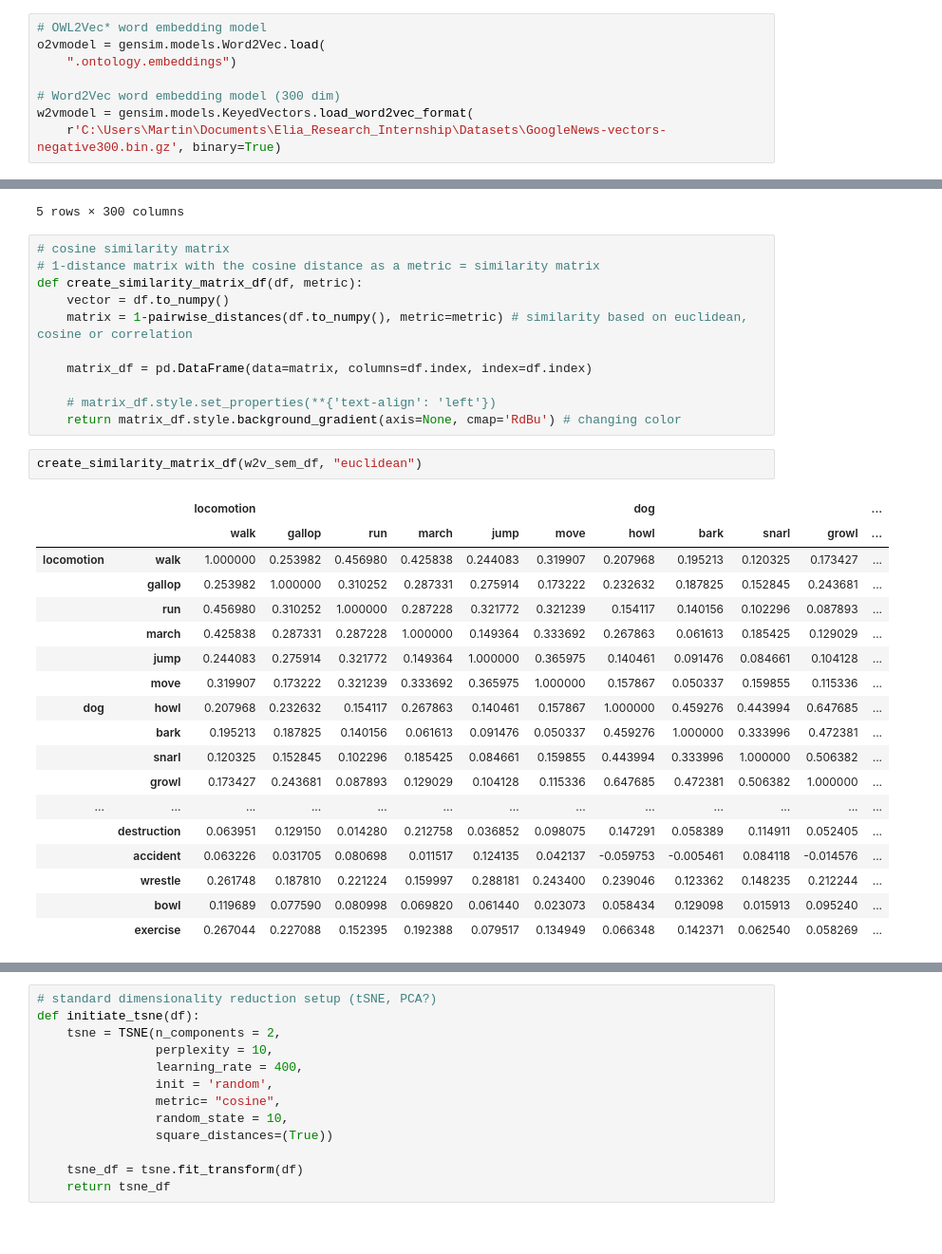
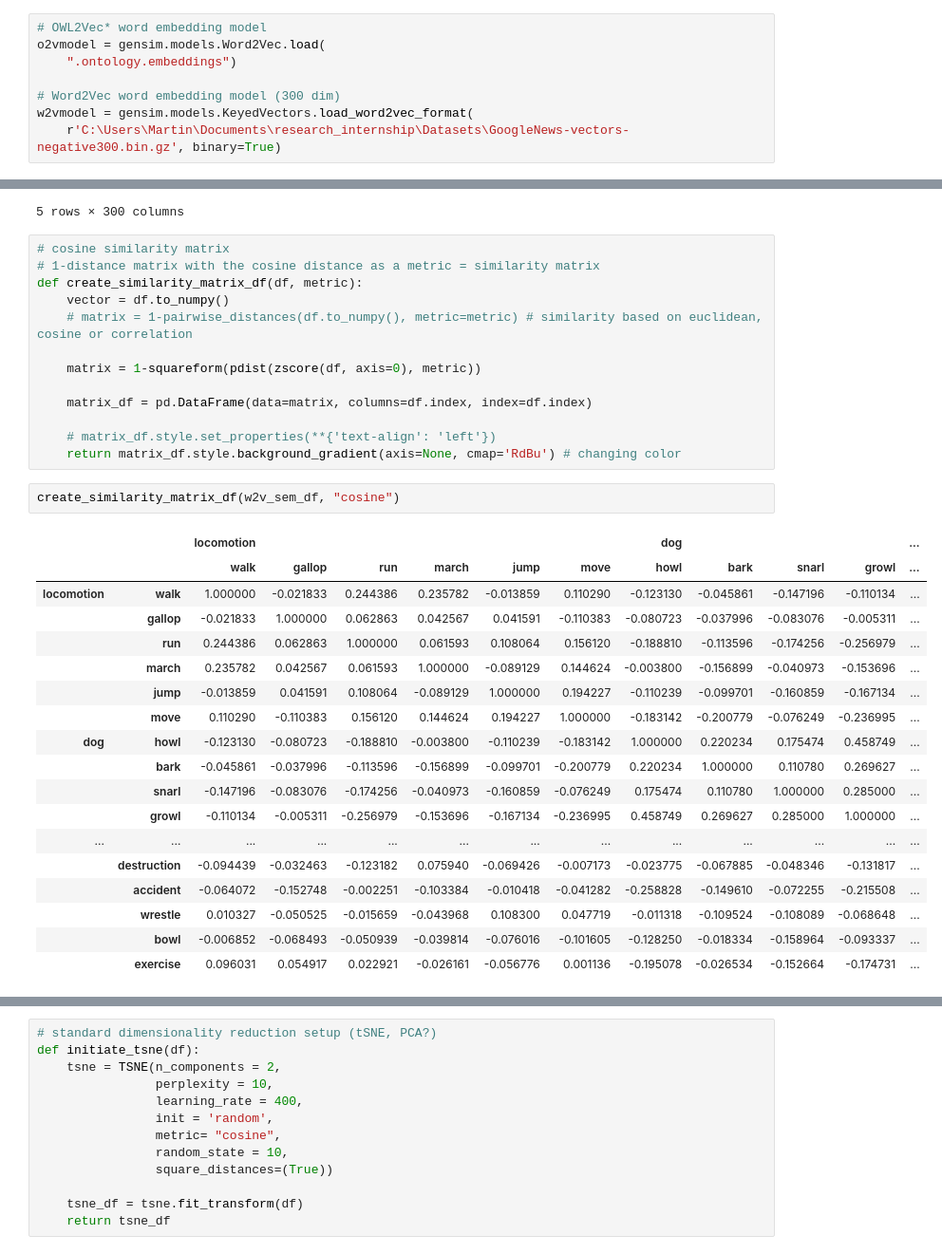
Before and after one commit to martinbremm/embedding-comparison, a Jupyter notebook: embedding_comparison.ipynb, the cells around one changed output, grey strips where cells are left out. Shown at 95% size. Drawn from its saved outputs; the diff is of its cells as text.

Commit message:
Scipy Implementation
- new matrix creation algorithm
- embeddings are now z-scored across their features

```diff
--- a/embedding_comparison.ipynb
+++ b/embedding_comparison.ipynb
@@ -30,7 +33,7 @@ o2vmodel = gensim.models.Word2Vec.load(
 
 # Word2Vec word embedding model (300 dim)
 w2vmodel = gensim.models.KeyedVectors.load_word2vec_format(
-    r'C:\Users\Martin\Documents\Elia_Research_Internship\Datasets\GoogleNews-vectors-negative300.bin.gz', binary=True)
+    r'C:\Users\Martin\Documents\research_internship\Datasets\GoogleNews-vectors-negative300.bin.gz', binary=True)
 # %%
 # function to create df of words and their embeddings for later plotting
 def create_df(model, dict):
@@ -85,31 +87,33 @@ w2v_sem_df.head(n=5)
 # 1-distance matrix with the cosine distance as a metric = similarity matrix
 def create_similarity_matrix_df(df, metric):
     vector = df.to_numpy()
-    matrix = 1-pairwise_distances(df.to_numpy(), metric=metric) # similarity based on euclidean, cosine or correlation
+    # matrix = 1-pairwise_distances(df.to_numpy(), metric=metric) # similarity based on euclidean, cosine or correlation
+
+    matrix = 1-squareform(pdist(zscore(df, axis=0), metric))
 
     matrix_df = pd.DataFrame(data=matrix, columns=df.index, index=df.index)
 
     # matrix_df.style.set_properties(**{'text-align': 'left'})
     return matrix_df.style.background_gradient(axis=None, cmap='RdBu') # changing color
 # %%
-create_similarity_matrix_df(w2v_sem_df, "euclidean")
+create_similarity_matrix_df(w2v_sem_df, "cosine")
 # %% [output]
 |  |  | locomotion |  |  |  |  |  | dog |  |  |  | ... |
 |  |  | walk | gallop | run | march | jump | move | howl | bark | snarl | growl | ... |
-| locomotion | walk | 1.000000 | 0.253982 | 0.456980 | 0.425838 | 0.244083 | 0.319907 | 0.207968 | 0.195213 | 0.120325 | 0.173427 | ... |
-|  | gallop | 0.253982 | 1.000000 | 0.310252 | 0.287331 | 0.275914 | 0.173222 | 0.232632 | 0.187825 | 0.152845 | 0.243681 | ... |
-|  | run | 0.456980 | 0.310252 | 1.000000 | 0.287228 | 0.321772 | 0.321239 | 0.154117 | 0.140156 | 0.102296 | 0.087893 | ... |
-|  | march | 0.425838 | 0.287331 | 0.287228 | 1.000000 | 0.149364 | 0.333692 | 0.267863 | 0.061613 | 0.185425 | 0.129029 | ... |
-|  | jump | 0.244083 | 0.275914 | 0.321772 | 0.149364 | 1.000000 | 0.365975 | 0.140461 | 0.091476 | 0.084661 | 0.104128 | ... |
-|  | move | 0.319907 | 0.173222 | 0.321239 | 0.333692 | 0.365975 | 1.000000 | 0.157867 | 0.050337 | 0.159855 | 0.115336 | ... |
-| dog | howl | 0.207968 | 0.232632 | 0.154117 | 0.267863 | 0.140461 | 0.157867 | 1.000000 | 0.459276 | 0.443994 | 0.647685 | ... |
-|  | bark | 0.195213 | 0.187825 | 0.140156 | 0.061613 | 0.091476 | 0.050337 | 0.459276 | 1.000000 | 0.333996 | 0.472381 | ... |
-|  | snarl | 0.120325 | 0.152845 | 0.102296 | 0.185425 | 0.084661 | 0.159855 | 0.443994 | 0.333996 | 1.000000 | 0.506382 | ... |
-|  | growl | 0.173427 | 0.243681 | 0.087893 | 0.129029 | 0.104128 | 0.115336 | 0.647685 | 0.472381 | 0.506382 | 1.000000 | ... |
+| locomotion | walk | 1.000000 | -0.021833 | 0.244386 | 0.235782 | -0.013859 | 0.110290 | -0.123130 | -0.045861 | -0.147196 | -0.110134 | ... |
+|  | gallop | -0.021833 | 1.000000 | 0.062863 | 0.042567 | 0.041591 | -0.110383 | -0.080723 | -0.037996 | -0.083076 | -0.005311 | ... |
+|  | run | 0.244386 | 0.062863 | 1.000000 | 0.061593 | 0.108064 | 0.156120 | -0.188810 | -0.113596 | -0.174256 | -0.256979 | ... |
+|  | march | 0.235782 | 0.042567 | 0.061593 | 1.000000 | -0.089129 | 0.144624 | -0.003800 | -0.156899 | -0.040973 | -0.153696 | ... |
+|  | jump | -0.013859 | 0.041591 | 0.108064 | -0.089129 | 1.000000 | 0.194227 | -0.110239 | -0.099701 | -0.160859 | -0.167134 | ... |
+|  | move | 0.110290 | -0.110383 | 0.156120 | 0.144624 | 0.194227 | 1.000000 | -0.183142 | -0.200779 | -0.076249 | -0.236995 | ... |
+| dog | howl | -0.123130 | -0.080723 | -0.188810 | -0.003800 | -0.110239 | -0.183142 | 1.000000 | 0.220234 | 0.175474 | 0.458749 | ... |
+|  | bark | -0.045861 | -0.037996 | -0.113596 | -0.156899 | -0.099701 | -0.200779 | 0.220234 | 1.000000 | 0.110780 | 0.269627 | ... |
+|  | snarl | -0.147196 | -0.083076 | -0.174256 | -0.040973 | -0.160859 | -0.076249 | 0.175474 | 0.110780 | 1.000000 | 0.285000 | ... |
+|  | growl | -0.110134 | -0.005311 | -0.256979 | -0.153696 | -0.167134 | -0.236995 | 0.458749 | 0.269627 | 0.285000 | 1.000000 | ... |
 | ... | ... | ... | ... | ... | ... | ... | ... | ... | ... | ... | ... | ... |
-|  | destruction | 0.063951 | 0.129150 | 0.014280 | 0.212758 | 0.036852 | 0.098075 | 0.147291 | 0.058389 | 0.114911 | 0.052405 | ... |
-|  | accident | 0.063226 | 0.031705 | 0.080698 | 0.011517 | 0.124135 | 0.042137 | -0.059753 | -0.005461 | 0.084118 | -0.014576 | ... |
-|  | wrestle | 0.261748 | 0.187810 | 0.221224 | 0.159997 | 0.288181 | 0.243400 | 0.239046 | 0.123362 | 0.148235 | 0.212244 | ... |
-|  | bowl | 0.119689 | 0.077590 | 0.080998 | 0.069820 | 0.061440 | 0.023073 | 0.058434 | 0.129098 | 0.015913 | 0.095240 | ... |
-|  | exercise | 0.267044 | 0.227088 | 0.152395 | 0.192388 | 0.079517 | 0.134949 | 0.066348 | 0.142371 | 0.062540 | 0.058269 | ... |
+|  | destruction | -0.094439 | -0.032463 | -0.123182 | 0.075940 | -0.069426 | -0.007173 | -0.023775 | -0.067885 | -0.048346 | -0.131817 | ... |
+|  | accident | -0.064072 | -0.152748 | -0.002251 | -0.103384 | -0.010418 | -0.041282 | -0.258828 | -0.149610 | -0.072255 | -0.215508 | ... |
+|  | wrestle | 0.010327 | -0.050525 | -0.015659 | -0.043968 | 0.108300 | 0.047719 | -0.011318 | -0.109524 | -0.108089 | -0.068648 | ... |
+|  | bowl | -0.006852 | -0.068493 | -0.050939 | -0.039814 | -0.076016 | -0.101605 | -0.128250 | -0.018334 | -0.158964 | -0.093337 | ... |
+|  | exercise | 0.096031 | 0.054917 | 0.022921 | -0.026161 | -0.056776 | 0.001136 | -0.195078 | -0.026534 | -0.152664 | -0.174731 | ... |
 # %%
```
Also changed, not shown: parts of 5 cells of this notebook.
